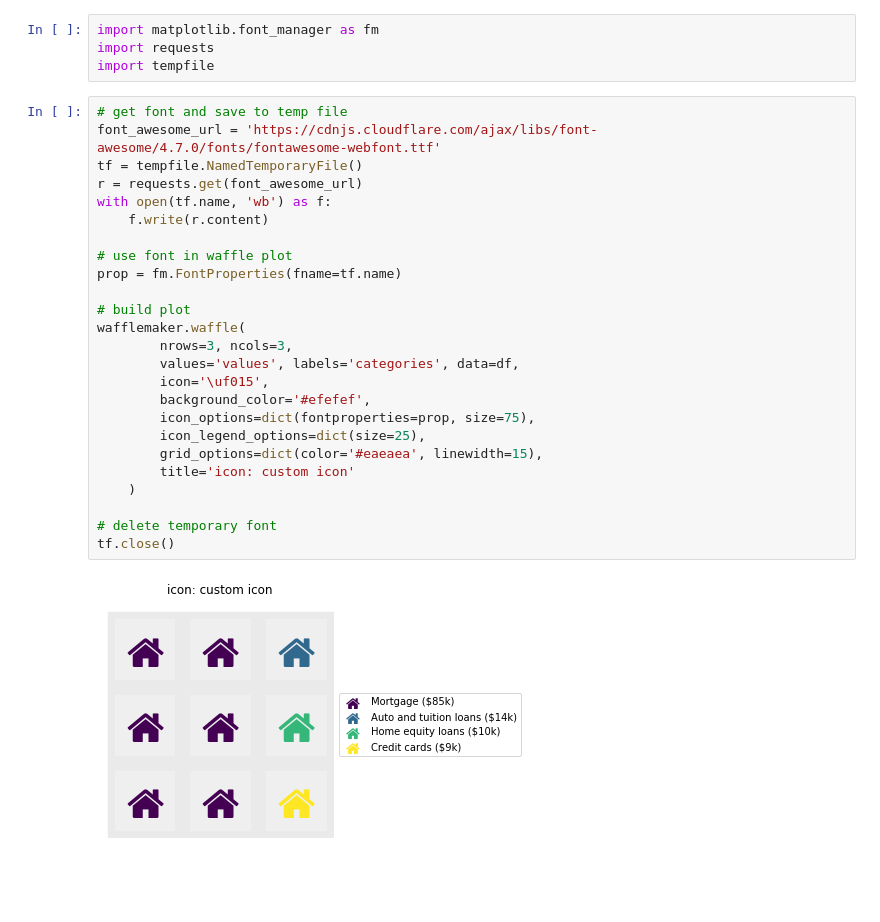
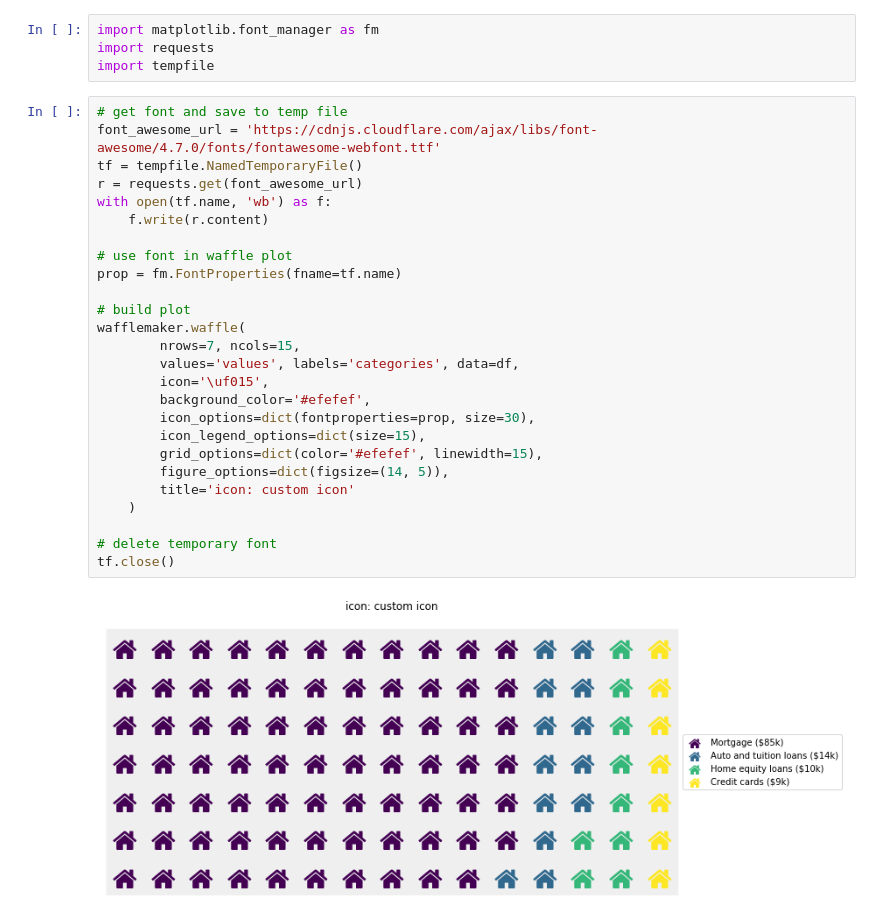
Before and after one commit to shapiromatron/wafflemaker, a Jupyter notebook: notebooks/Examples.ipynb, the cells around one changed output. Cells and saved outputs as stored; diff of their text form; blank space fills up the shorter version.

```diff
--- a/notebooks/Examples.ipynb
+++ b/notebooks/Examples.ipynb
@@ -47,27 +68,28 @@ import tempfile
 # %%
 # get font and save to temp file
 font_awesome_url = 'https://cdnjs.cloudflare.com/ajax/libs/font-awesome/4.7.0/fonts/fontawesome-webfont.ttf'
 tf = tempfile.NamedTemporaryFile()
 r = requests.get(font_awesome_url)
 with open(tf.name, 'wb') as f:
     f.write(r.content)
 
 # use font in waffle plot
 prop = fm.FontProperties(fname=tf.name)
 
 # build plot
 wafflemaker.waffle(
-        nrows=3, ncols=3,
+        nrows=7, ncols=15,
         values='values', labels='categories', data=df,
         icon='\uf015',
         background_color='#efefef',
-        icon_options=dict(fontproperties=prop, size=75),
-        icon_legend_options=dict(size=25),
-        grid_options=dict(color='#eaeaea', linewidth=15),
+        icon_options=dict(fontproperties=prop, size=30),
+        icon_legend_options=dict(size=15),
+        grid_options=dict(color='#efefef', linewidth=15),
+        figure_options=dict(figsize=(14, 5)),
         title='icon: custom icon'
     )
 
 # delete temporary font
 tf.close()
 # %% [output]
-[figure, old version]
+[figure, new version]
```
Also changed, not shown: parts of 10 cells of this notebook, 1 other file.
